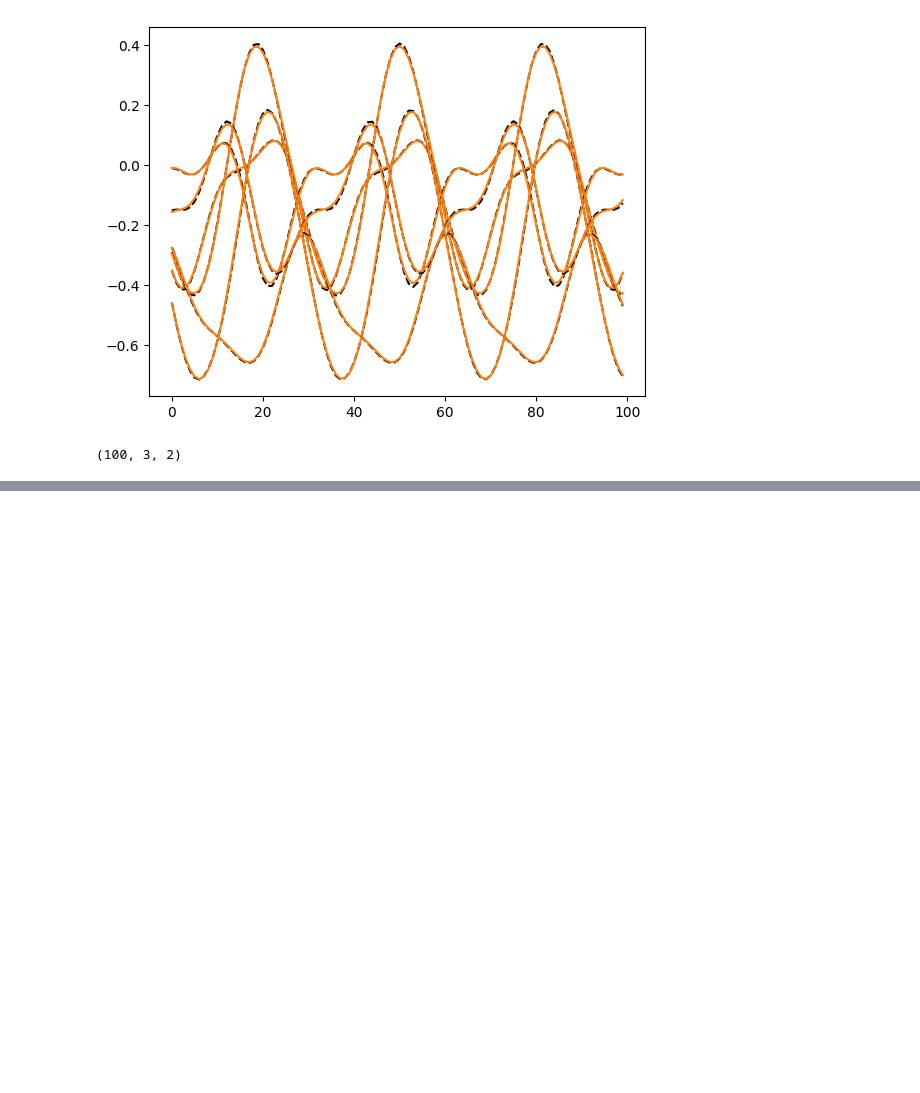
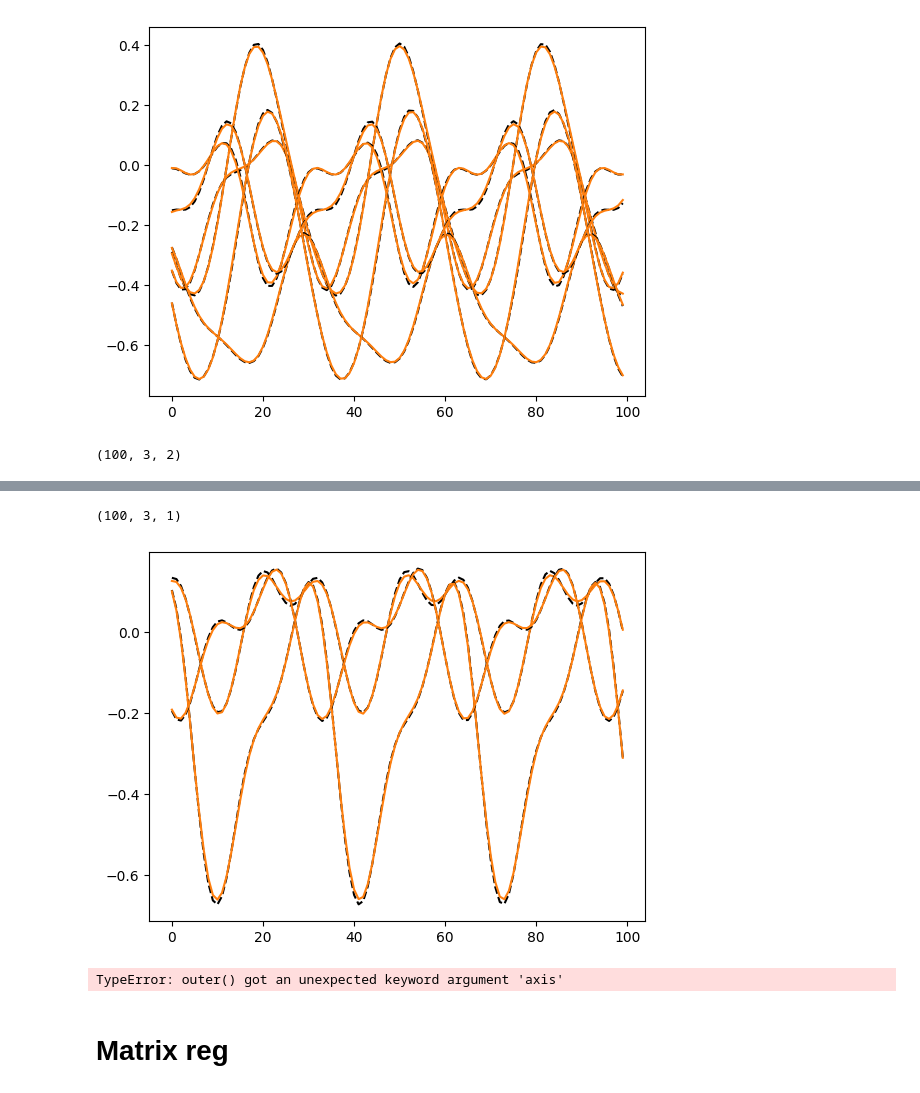
Before and after one commit to neurostatslab/clds, a Jupyter notebook: notebooks/GP_linreg.ipynb, the cells around one changed output, grey strips where cells are left out. Cells and saved outputs as stored; diff of their text form; code cells hidden in the pictures; blank space fills up the shorter version.

```diff
--- a/notebooks/GP_linreg.ipynb
+++ b/notebooks/GP_linreg.ipynb
@@ -111,10 +106,11 @@ def e_step(xs, ys):
     _Y = ys - bs#[:,None] # shape T x D1
 
     Z = jnp.einsum('tk,ti->tik', PhiAp, xs)#.reshape(-1, len_basis * D2)
+    print(Z.shape)
     # Z = jax.vmap(lambda _phi, _ex: jnp.outer(_phi, _ex))(PhiAp, Exp)
-    ZTZ = jnp.einsum('tki,tlj->kilj', Z, Z).reshape(len_basis * D2, len_basis * D2)
+    ZTZ = jnp.einsum('tik,tjl->ikjl', Z, Z).reshape(len_basis * D2, len_basis * D2)
     # ZTZ = Z.T @ Z
-    ZTY = jnp.einsum('tki,tj->kij', Z, _Y).reshape(len_basis * D2, D1)
+    ZTY = jnp.einsum('tik,tj->ikj', Z, _Y).reshape(len_basis * D2, D1)
     # ZTY = Z.T @ _Y
     stats = (ZTZ, ZTY)
     return stats
@@ -180,0 +175,54 @@ plt.plot(As.squeeze())
+# %%
+# Do the weight-space lin reg for A
+
+conditions = theta#[:-1]
+Ex = X.mean(0)
+Exp = Ex[:-1]
+Exn = Ex[1:]
+
+len_basis = len(b_prior.basis_funcs)
+D1 = b_prior.D1
+D2 = b_prior.D2
+
+Phib = b_prior.evaluate_basis(conditions) # shape T x K
+def b_e_step(xs, ys):
+    _Y = ys - jax.vmap(lambda A, x: A @ x)(As, xs) # shape T x D1
+    Z = Phib.reshape(len(_Y), D2, len_basis)
+    # Z = jax.vmap(lambda _phi, _ex: jnp.outer(_phi, _ex))(PhiAp, Exp)
+    ZTZ = jnp.einsum('tki,tlj->kilj', Z, Z).reshape(len_basis * D2, len_basis * D2)
+    # ZTZ = Z.T @ Z
+    ZTY = jnp.einsum('tki,tj->kij', Z, _Y).reshape(len_basis * D2, D1)
+    # ZTY = Z.T @ _Y
+    stats = (ZTZ, ZTY)
+    return stats
+
+def b_m_step(stats):
+    ZTZ, ZTY = stats
+    w_MAP = jax.scipy.linalg.solve(ZTZ + jnp.eye(len_basis * D2), ZTY, assume_a='pos')
+    w_MAP = w_MAP.reshape(D2, len_basis, D1).transpose(1,2,0)
+    return w_MAP
+
+# Fitting
+batch_stats = vmap(b_e_step)(X, Y)
+stats = jax.tree_util.tree_map(lambda x: jnp.sum(x, axis=0), batch_stats)
+w_MAP = b_m_step(stats)
+
+b_recovered = b_prior(w_MAP, conditions)
+
+plt.figure()
+for i in range(b_prior.D1):
+    for j in range(b_prior.D2):
+        plt.plot(bs[:,i], 'k--')
+        plt.plot(b_recovered[:,i], c='tab:orange')
+
+# plt.plot([jnp.linalg.det(F).itzem() for F in As])
+# plt.plot([jnp.linalg.det(F).item() for F in A_recovered])
+# %% [output]
+(100, 3, 1)
+[figure, added]
+# %%
+jnp.outer(jnp.ones((10,3)), jnp.ones((10,3)), axis=1).shape
+# %% [output]
+TypeError: outer() got an unexpected keyword argument 'axis'
+# %% [markdown]
+# Matrix reg
```
Also changed, not shown: parts of 6 cells of this notebook, 2 other files.
